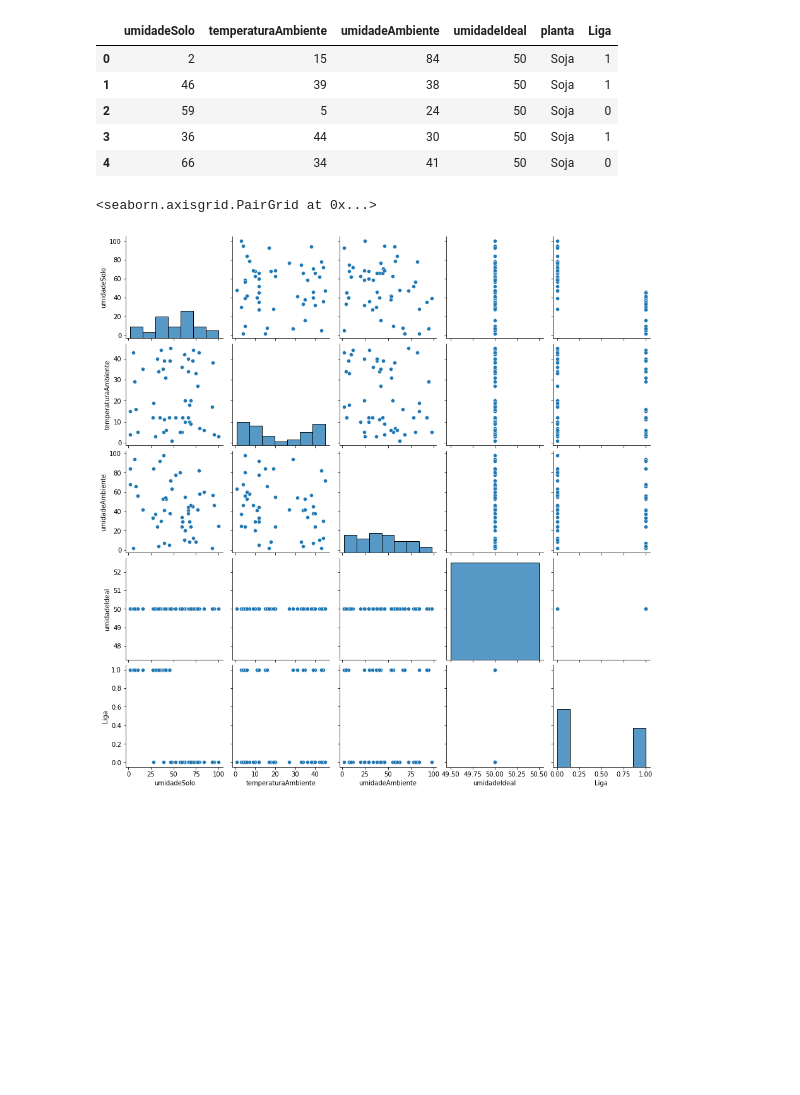
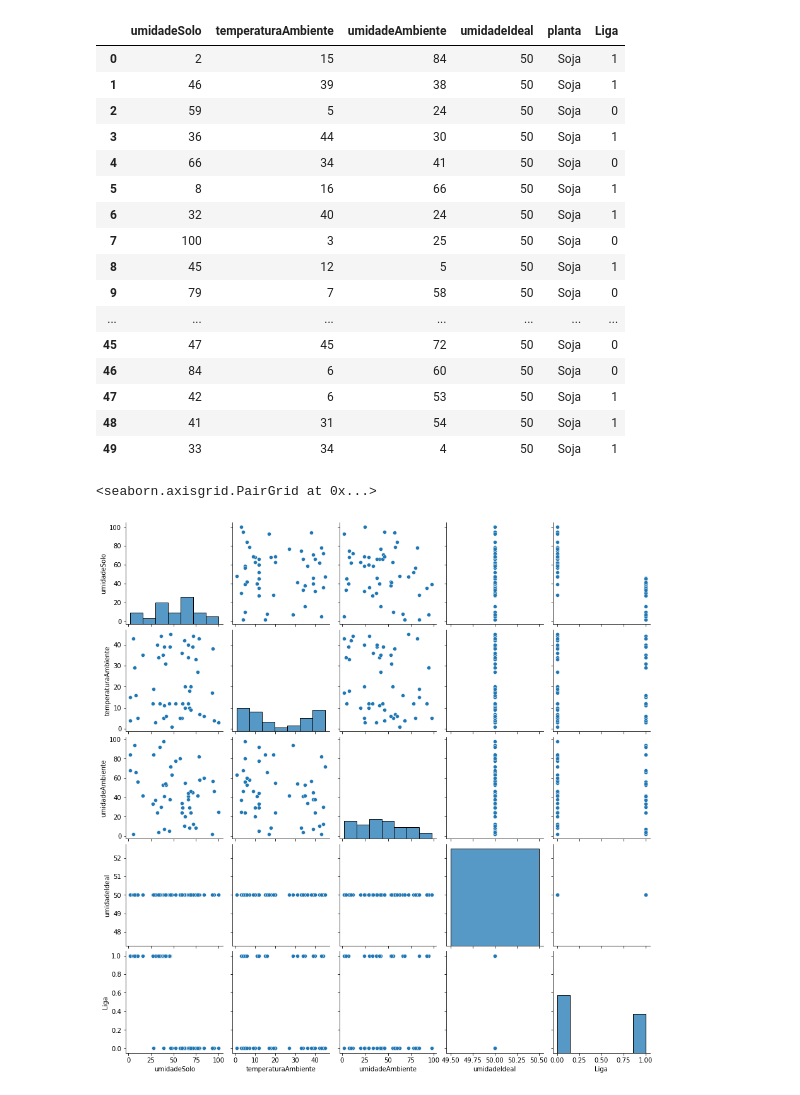
Before and after one commit to Citolino/ia-smart-irrigation, a Jupyter notebook: first-machine-smart-irrigation.ipynb, the cells around one changed output. Cells and saved outputs as stored; diff of their text form; code cells hidden in the pictures; blank space fills up the shorter version.

```diff
--- a/first-machine-smart-irrigation.ipynb
+++ b/first-machine-smart-irrigation.ipynb
@@ -1,19 +1,30 @@
 # %%
 import pandas as pd
 import numpy as np
 import matplotlib.pyplot as plt
 import seaborn as sns
 %matplotlib inline
 
 df = pd.read_csv('Pasta1.csv', sep = ';', encoding = 'utf-8',engine='c')
-df.head()
+df
 # %% [output]
 |  | umidadeSolo | temperaturaAmbiente | umidadeAmbiente | umidadeIdeal | planta | Liga |
 | 0 | 2 | 15 | 84 | 50 | Soja | 1 |
 | 1 | 46 | 39 | 38 | 50 | Soja | 1 |
 | 2 | 59 | 5 | 24 | 50 | Soja | 0 |
 | 3 | 36 | 44 | 30 | 50 | Soja | 1 |
 | 4 | 66 | 34 | 41 | 50 | Soja | 0 |
+| 5 | 8 | 16 | 66 | 50 | Soja | 1 |
+| 6 | 32 | 40 | 24 | 50 | Soja | 1 |
+| 7 | 100 | 3 | 25 | 50 | Soja | 0 |
+| 8 | 45 | 12 | 5 | 50 | Soja | 1 |
+| 9 | 79 | 7 | 58 | 50 | Soja | 0 |
+| ... | ... | ... | ... | ... | ... | ... |
+| 45 | 47 | 45 | 72 | 50 | Soja | 0 |
+| 46 | 84 | 6 | 60 | 50 | Soja | 0 |
+| 47 | 42 | 6 | 53 | 50 | Soja | 1 |
+| 48 | 41 | 31 | 54 | 50 | Soja | 1 |
+| 49 | 33 | 34 | 4 | 50 | Soja | 1 |
 # %%
 sns.pairplot(df)
 # %% [output]
```
Also changed, not shown: parts of 6 cells of this notebook, 1 other file.
